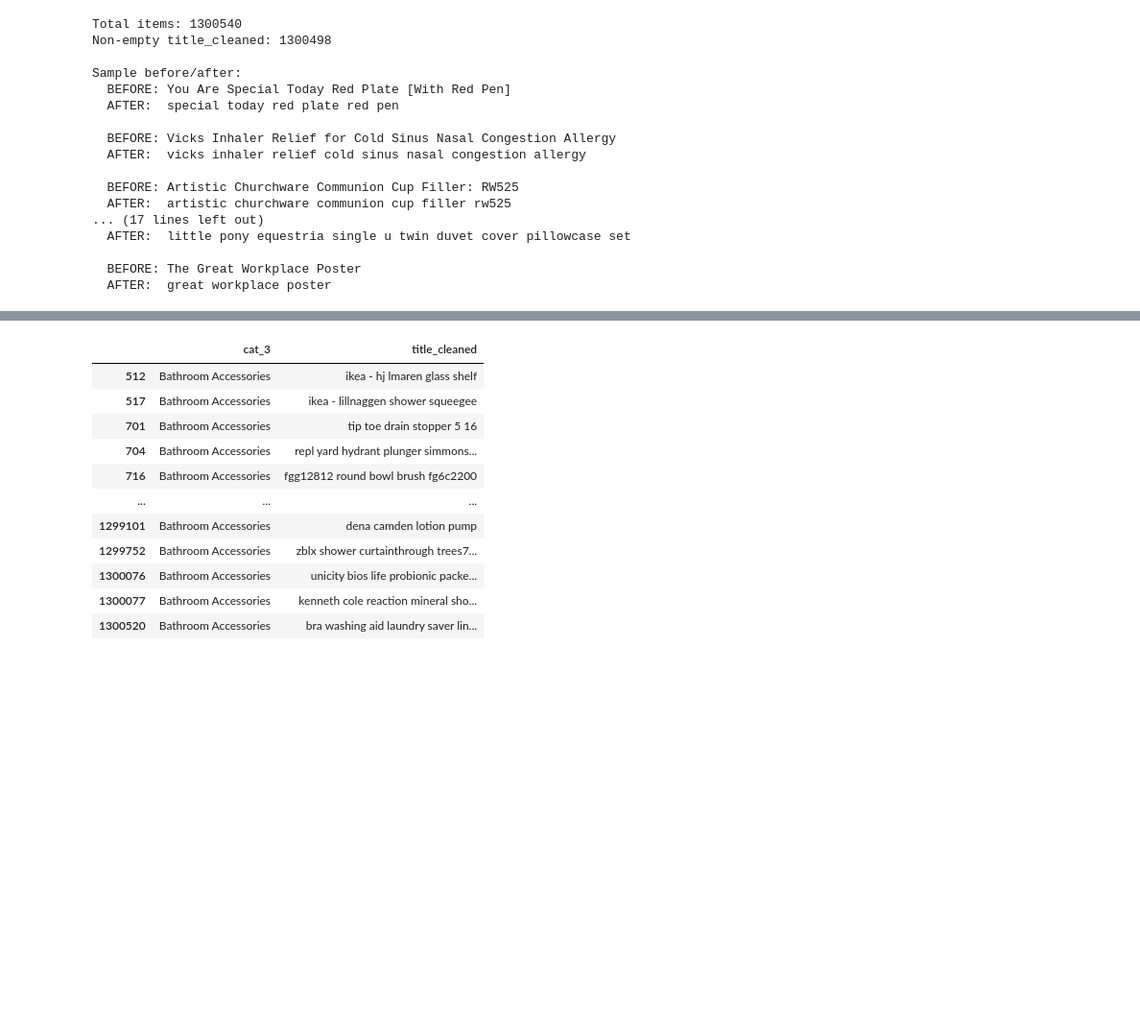
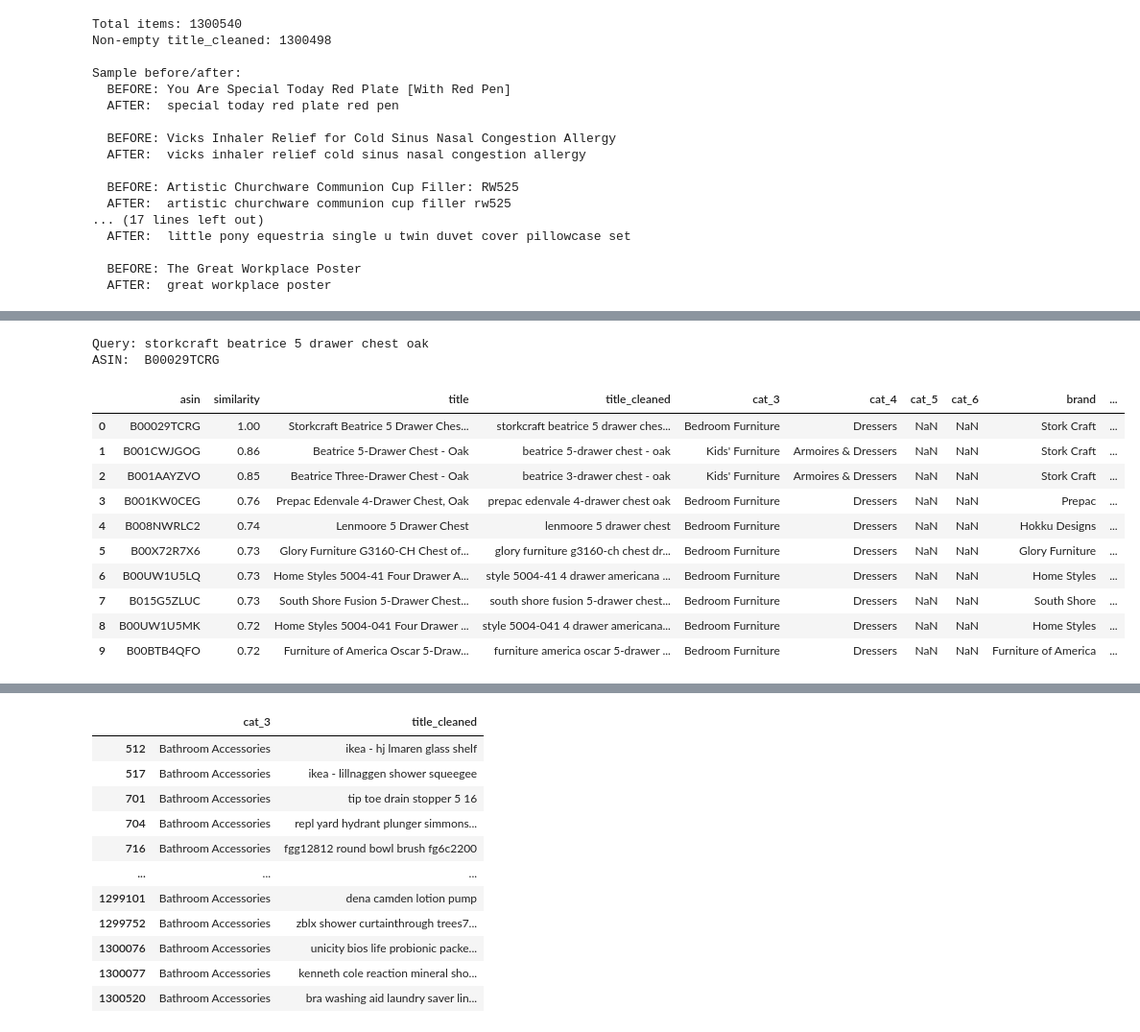
Before and after one commit to flamesmith/RecSystem, a Jupyter notebook: notebooks/analyze_features.ipynb, the cells around one changed output, grey strips where cells are left out. Shown at 96% size. Cells and saved outputs as stored; diff of their text form; code cells hidden in the pictures; blank space fills up the shorter version.

```diff
--- a/notebooks/analyze_features.ipynb
+++ b/notebooks/analyze_features.ipynb
@@ -472,0 +691,18 @@ df_items_counts[df_items_counts['count'] > 1000]
+# %%
+from sentence_transformers import SentenceTransformer
+
+# Load SBERT model
+model = SentenceTransformer('all-MiniLM-L6-v2')
+
+# Get non-empty title_cleaned values
+titles = df_items_filtered['title_cleaned'].fillna('').tolist()
+
+# Encode in batches
+print(f"Encoding {len(titles):,} titles...")
+title_embeddings = model.encode(titles, batch_size=256, show_progress_bar=True)
+
+# Store embeddings
+df_items_filtered['title_embedding'] = list(title_embeddings)
+
+print(f"\nEmbedding shape: {title_embeddings.shape}")
+print(f"Sample embedding (first 10 dims): {title_embeddings[0][:10]}")
@@ -472,0 +749,58 @@ df_items_counts[df_items_counts['count'] > 1000]
+# %%
+# Return the top10 similar items for a given product_id
+embedding_matrix = np.stack(df_items_filtered['title_embedding'].values)
+norms = np.linalg.norm(embedding_matrix, axis=1, keepdims=True)
+embedding_matrix_norm = embedding_matrix / norms
+asins = df_items_filtered['asin'].values
+
+def get_similar_items(asin, n=10):
+    """Return top N most similar items for a given ASIN using dot product (cosine similarity)."""
+    idx = np.where(asins == asin)[0]
+    if len(idx) == 0:
+        print(f"ASIN '{asin}' not found.")
+        return None
+    idx = idx[0]
+
+    # Dot product against all items
+    scores = embedding_matrix_norm[idx] @ embedding_matrix_norm.T
+    scores[idx] = -1  # exclude self
+
+    # Top N
+    top_indices = np.argsort(scores)[-n:][::-1]
+
+    results = pd.DataFrame({
+        'asin': asins[top_indices],
+        'similarity': scores[top_indices].round(4),
+        'title': df_items_filtered.iloc[top_indices]['title'].values,
+        'title_cleaned': df_items_filtered.iloc[top_indices]['title_cleaned'].values,
+        'cat_3': df_items_filtered.iloc[top_indices]['cat_3'].values,
+        'cat_4': df_items_filtered.iloc[top_indices]['cat_4'].values,
+        'cat_5': df_items_filtered.iloc[top_indices]['cat_5'].values,
+        'cat_6': df_items_filtered.iloc[top_indices]['cat_6'].values,
+        'brand': df_items_filtered.iloc[top_indices]['brand'].values,
+        'extracted_features': df_items_filtered.iloc[top_indices]['extracted_features'].values
+    })
+
+    query_title = df_items_filtered.iloc[idx]['title_cleaned']
+    print(f"Query: {query_title[:80]}")
+    print(f"ASIN:  {asin}\n")
+
+    return results
+
+# Set display option to show full content of columns
+pd.options.display.max_colwidth = None
+get_similar_items('B00029TCRG', n=10)
+# %% [output]
+Query: storkcraft beatrice 5 drawer chest oak
+ASIN:  B00029TCRG
+|  | asin | similarity | title | title_cleaned | cat_3 | cat_4 | cat_5 | cat_6 | brand | ... |
+| 0 | B00029TCRG | 1.00 | Storkcraft Beatrice 5 Drawer Ches... | storkcraft beatrice 5 drawer ches... | Bedroom Furniture | Dressers | NaN | NaN | Stork Craft | ... |
+| 1 | B001CWJGOG | 0.86 | Beatrice 5-Drawer Chest - Oak | beatrice 5-drawer chest - oak | Kids' Furniture | Armoires & Dressers | NaN | NaN | Stork Craft | ... |
+| 2 | B001AAYZVO | 0.85 | Beatrice Three-Drawer Chest - Oak | beatrice 3-drawer chest - oak | Kids' Furniture | Armoires & Dressers | NaN | NaN | Stork Craft | ... |
+| 3 | B001KW0CEG | 0.76 | Prepac Edenvale 4-Drawer Chest, Oak | prepac edenvale 4-drawer chest oak | Bedroom Furniture | Dressers | NaN | NaN | Prepac | ... |
+| 4 | B008NWRLC2 | 0.74 | Lenmoore 5 Drawer Chest | lenmoore 5 drawer chest | Bedroom Furniture | Dressers | NaN | NaN | Hokku Designs | ... |
+| 5 | B00X72R7X6 | 0.73 | Glory Furniture G3160-CH Chest of... | glory furniture g3160-ch chest dr... | Bedroom Furniture | Dressers | NaN | NaN | Glory Furniture | ... |
+| 6 | B00UW1U5LQ | 0.73 | Home Styles 5004-41 Four Drawer A... | style 5004-41 4 drawer americana ... | Bedroom Furniture | Dressers | NaN | NaN | Home Styles | ... |
+| 7 | B015G5ZLUC | 0.73 | South Shore Fusion 5-Drawer Chest... | south shore fusion 5-drawer chest... | Bedroom Furniture | Dressers | NaN | NaN | South Shore | ... |
+| 8 | B00UW1U5MK | 0.72 | Home Styles 5004-041 Four Drawer ... | style 5004-041 4 drawer americana... | Bedroom Furniture | Dressers | NaN | NaN | Home Styles | ... |
+| 9 | B00BTB4QFO | 0.72 | Furniture of America Oscar 5-Draw... | furniture america oscar 5-drawer ... | Bedroom Furniture | Dressers | NaN | NaN | Furniture of America | ... |
```
Also changed, not shown: parts of 29 cells of this notebook, 1 other file.
